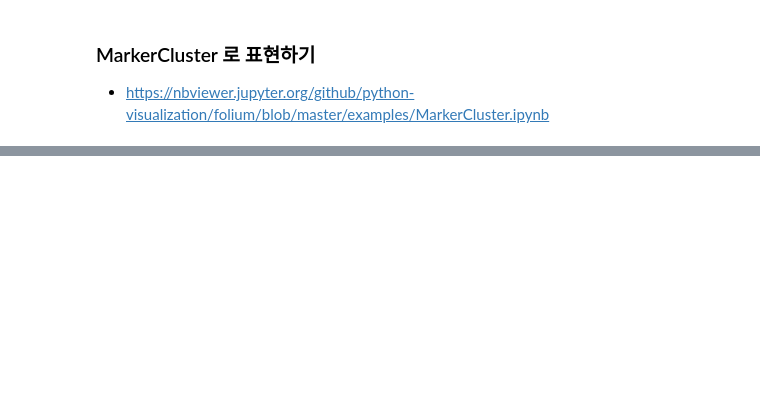
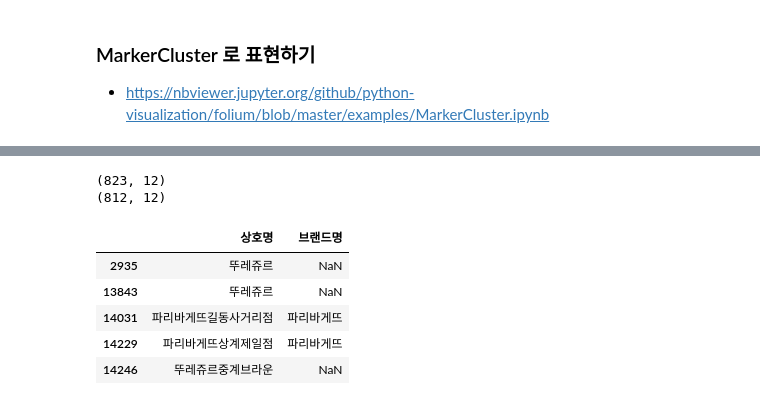
Before and after one commit to neverlish/Learned, a Jupyter notebook: data/inflearn-public-data-python/03-franchise-eda.ipynb, the cells around one changed output, grey strips where cells are left out. Saved outputs shown, nothing was run; the diff lists cells and outputs as text; code cells hidden in the pictures; blank space fills up the shorter version.

```diff
--- a/data/inflearn-public-data-python/03-franchise-eda.ipynb
+++ b/data/inflearn-public-data-python/03-franchise-eda.ipynb
@@ -510,0 +547,6 @@ TypeError: add_to() missing 1 required positional argument: 'self'
+# %%
+# "상권업종대분류명"이 "학문/교육"이 아닌 것만 가져옵니다.
+
+print(df_bread.shape)
+df_bread = df_bread[df_bread['상권업종대분류명'] != '학문/교육'].copy()
+print(df_bread.shape)
@@ -510,0 +578,22 @@ TypeError: add_to() missing 1 required positional argument: 'self'
+# %%
+# 상호명이 '파스쿠찌|잠바주스'가 아닌 것만 가져오세요.
+
+print(df_bread.shape)
+df_bread = df_bread[~df_bread['상호명'].str.contains('파스쿠찌|잠바주스')].copy()
+print(df_bread.shape)
+# %% [output]
+(823, 12)
+(812, 12)
+# %%
+# 브랜드명 컬럼을 만듭니다. "파리바게뜨" 에 해당되는 데이터에 대한 값을 채워줍니다.
+
+df_bread.loc[df_bread['상호명'].str.contains('파리바게'), '브랜드명'] = '파리바게뜨'
+
+df_bread[['상호명', '브랜드명']].head()
+# %% [output]
+|  | 상호명 | 브랜드명 |
+| 2935 | 뚜레쥬르 | NaN |
+| 13843 | 뚜레쥬르 | NaN |
+| 14031 | 파리바게뜨길동사거리점 | 파리바게뜨 |
+| 14229 | 파리바게뜨상계제일점 | 파리바게뜨 |
+| 14246 | 뚜레쥬르중계브라운 | NaN |
```
Also changed, not shown: parts of 11 cells of this notebook.
